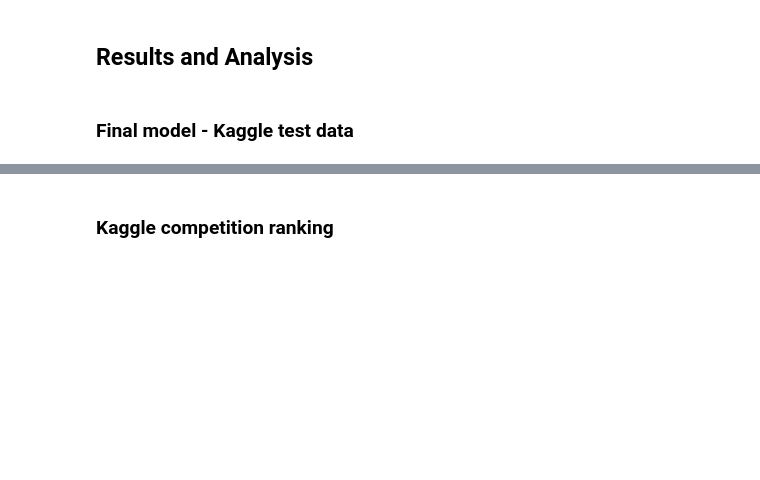
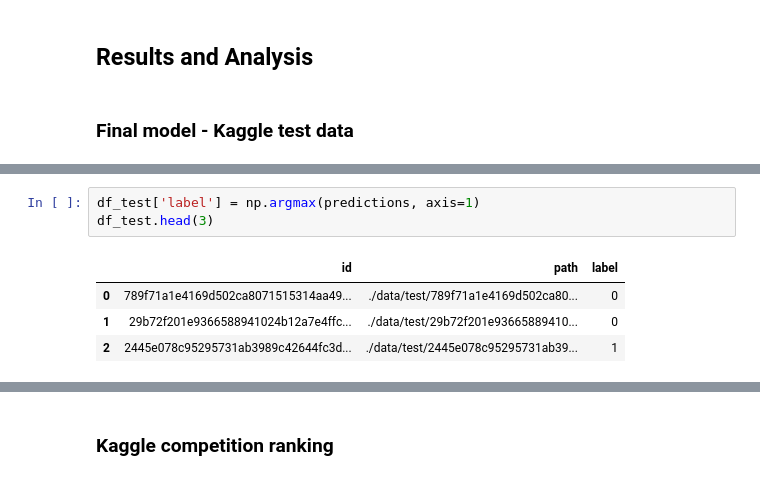
Before and after one commit to FleaBusyBeeBergs/dtsa5511-cnn-cancer-detection, a Jupyter notebook: cnn-cancer-detection.ipynb, the cells around one changed output, grey strips where cells are left out. Drawn from its saved outputs; the diff is of its cells as text; blank space fills up the shorter version.

```diff
--- a/cnn-cancer-detection.ipynb
+++ b/cnn-cancer-detection.ipynb
@@ -803,0 +840,8 @@ ValueError: No images found in directory ./data/test. Allowed formats: ('.bmp',
+# %%
+df_test['label'] = np.argmax(predictions, axis=1)
+df_test.head(3)
+# %% [output]
+|  | id | path | label |
+| 0 | 789f71a1e4169d502ca8071515314aa49... | ./data/test/789f71a1e4169d502ca80... | 0 |
+| 1 | 29b72f201e9366588941024b12a7e4ffc... | ./data/test/29b72f201e93665889410... | 0 |
+| 2 | 2445e078c95295731ab3989c42644fc3d... | ./data/test/2445e078c95295731ab39... | 1 |
```
Also changed, not shown: parts of 9 cells of this notebook.
